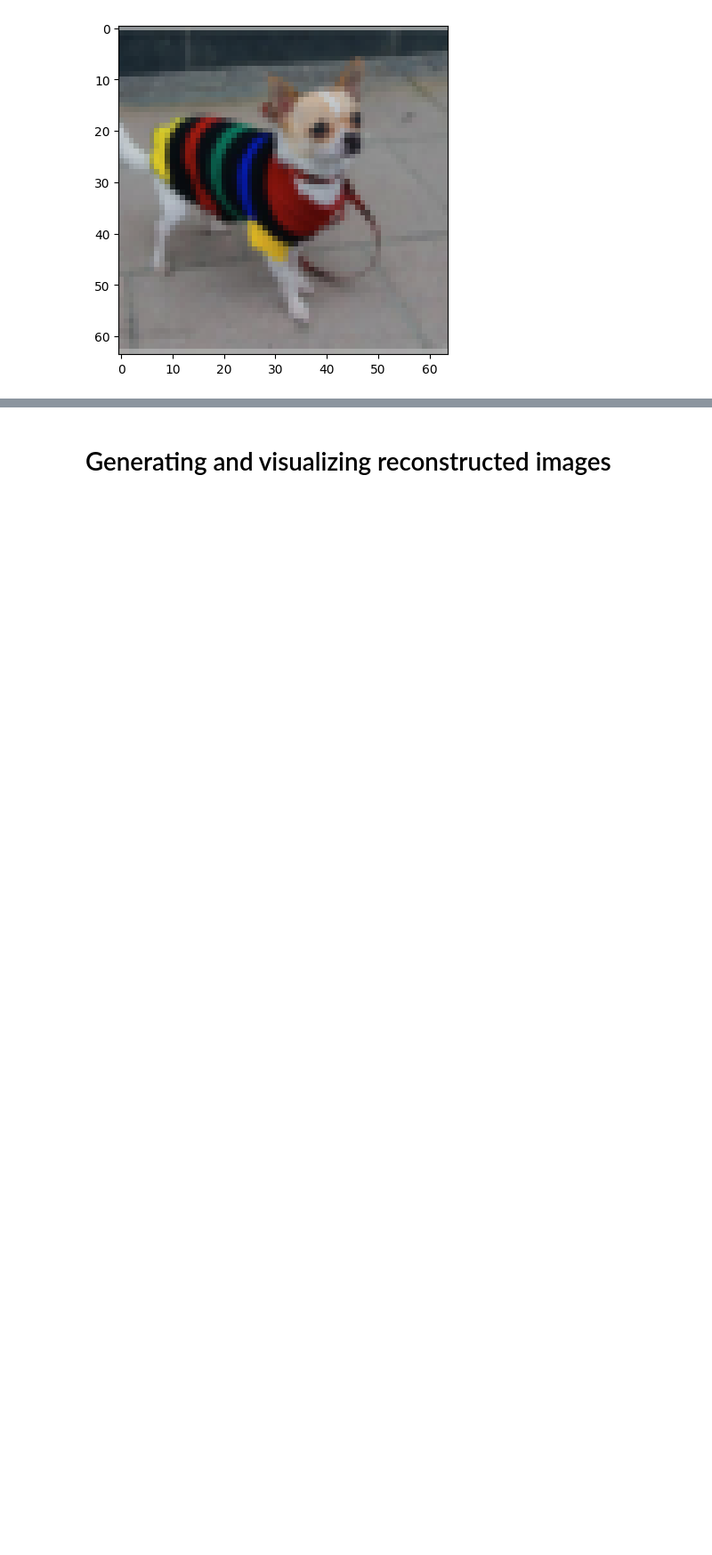
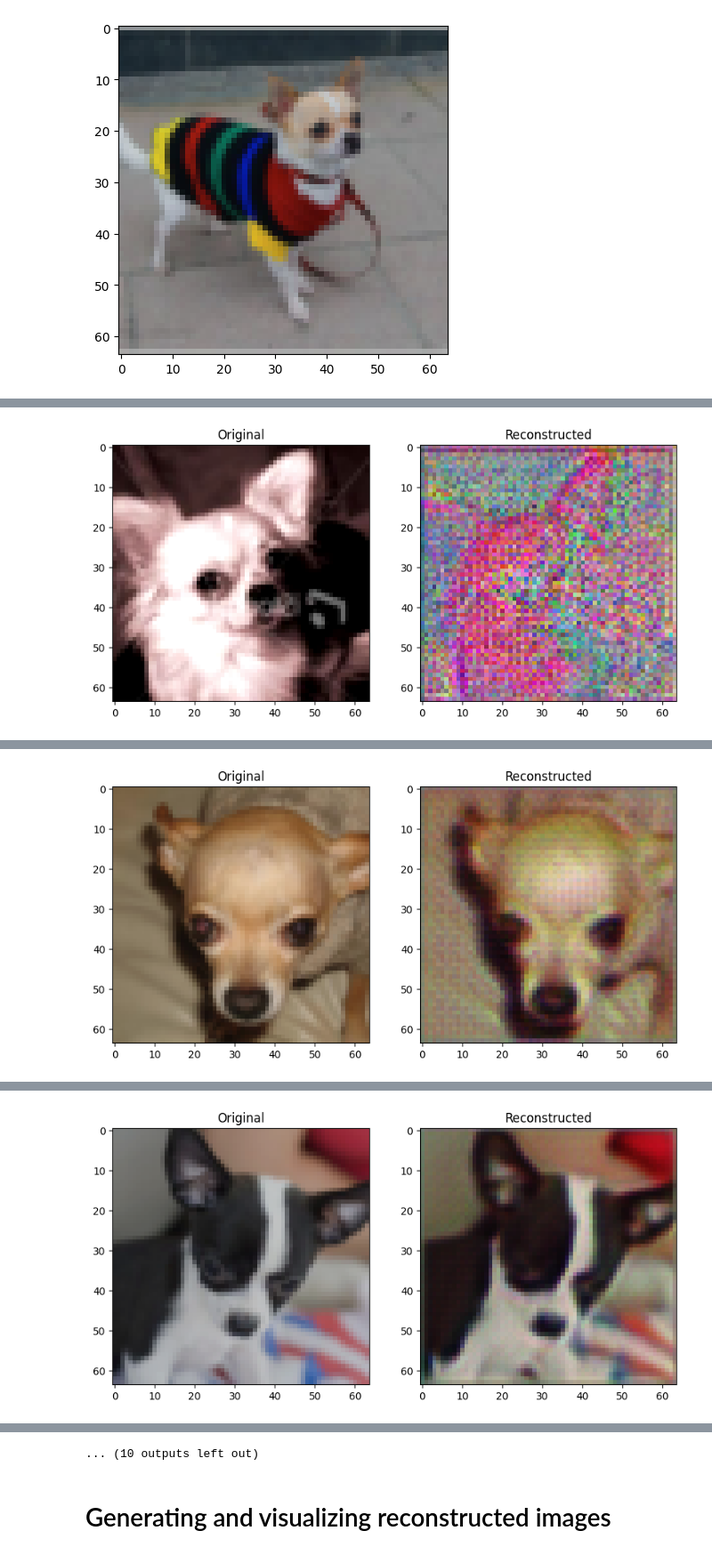
Before and after one commit to Rukayat-spec/Variational_Autoencoder, a Jupyter notebook: VAE_Tutorial_1.ipynb, the cells around one changed output, grey strips where cells are left out. Shown at 89% size. Cells and saved outputs as stored; diff of their text form; code cells hidden in the pictures; blank space fills up the shorter version.

```diff
--- a/VAE_Tutorial_1.ipynb
+++ b/VAE_Tutorial_1.ipynb
@@ -274,0 +277,71 @@ plt.show()
+# %%
+import matplotlib.pyplot as plt
+
+# List to store the training losses for plotting
+train_losses = []
+
+# Training loop
+for epoch in range(epochs):
+    model.current_epoch = epoch
+    epoch_loss = 0.0  # Initialize epoch loss to zero for each epoch
+
+    for batch_idx, data in enumerate(train_loader):
+        data = data.to(device)
+        optimizer.zero_grad()
+
+        # Forward pass
+        recon_batch, mu, logvar = model(data)
+
+        # Compute loss
+        loss = model.loss_function(recon_batch, data, mu, logvar)
+        loss.backward()
+
+        # Gradient clipping
+        torch.nn.utils.clip_grad_norm_(model.parameters(), max_norm=1.0)
+
+        # Optimizer step
+        optimizer.step()
+
+        # Accumulate loss for the epoch
+        epoch_loss += loss.item()
+
+        # Print loss and show visualization at specific intervals (e.g., every 100 batches)
+        if batch_idx % 100 == 0:
+            print(f'Epoch {epoch}, Batch {batch_idx}, Loss {loss.item():.4f}')
+
+            # Visualization: Show original and reconstructed images
+            with torch.no_grad():
+                model.eval()
+                plt.figure(figsize=(10, 5))
+
+                # Original Image
+                plt.subplot(1, 2, 1)
+                original_img = data[0].cpu().numpy().transpose(1, 2, 0)
+                plt.imshow((original_img + 1.) / 2.)  # Normalize to [0, 1]
+                plt.title('Original')
+
+                # Reconstructed Image
+                plt.subplot(1, 2, 2)
+                recon_img = recon_batch[0].cpu().detach().numpy().transpose(1, 2, 0)
+                plt.imshow((recon_img + 1.) / 2.)  # Normalize to [0, 1]
+                plt.title('Reconstructed')
+
+                plt.show()
+                model.train()
+
+    # Store the average loss for the epoch
+    train_losses.append(epoch_loss / len(train_loader))
+
+    # Step the scheduler
+    scheduler.step()
+
+    # Print the average loss for the epoch
+    print(f'Epoch {epoch}, Average Loss {epoch_loss / len(train_loader):.4f}')
+
+# Plot the training loss after all epochs
+plt.plot(range(epochs), train_losses)
+plt.title('Training Loss over Epochs')
+plt.xlabel('Epochs')
+plt.ylabel('Loss')
+plt.show()
+# %% [output]
@@ -274,0 +349 @@ plt.show()
+[figure, added]
@@ -274,0 +352 @@ plt.show()
+[figure, added]
@@ -274,0 +355 @@ plt.show()
+[figure, added]
@@ -275,3 +365,4 @@ plt.show()
+... (10 outputs left out)
 # %% [markdown]
 # Generating and visualizing reconstructed images
 # %%
```
Also changed, not shown: parts of 3 cells of this notebook.
